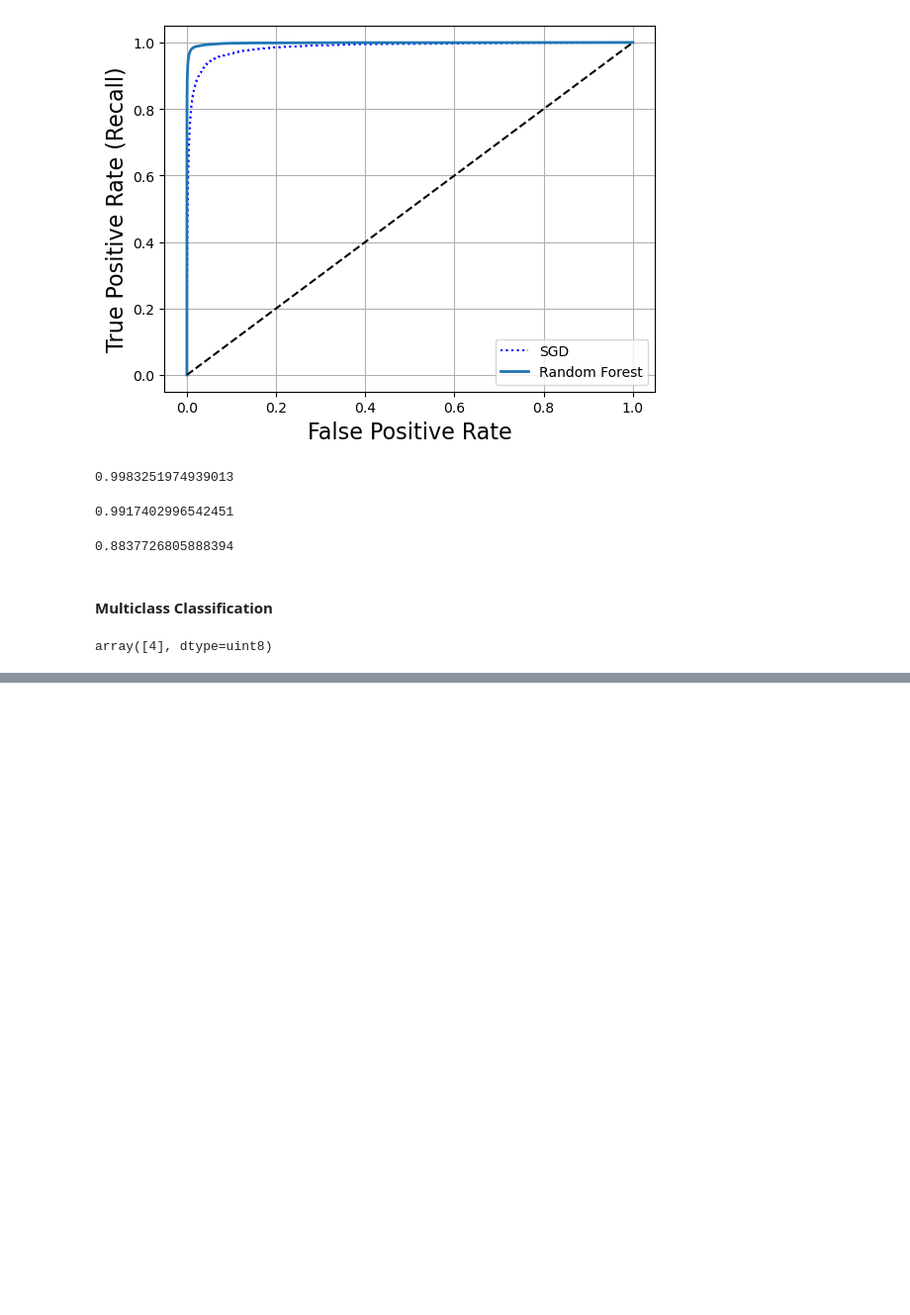
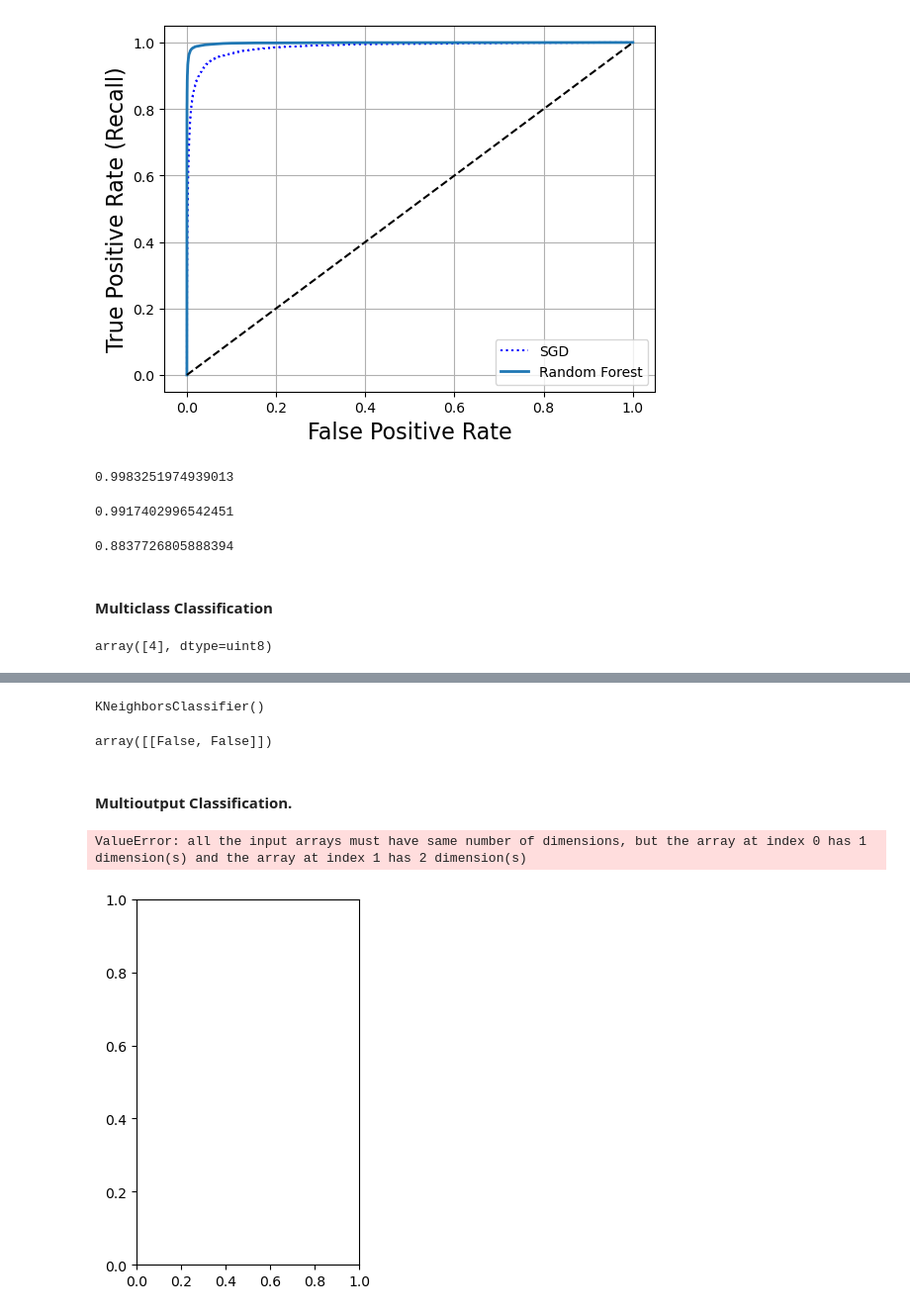
Before and after one commit to Njaramba-Riri/HoML, a Jupyter notebook: 02_Classification-MNIST.ipynb, the cells around one changed output, grey strips where cells are left out. Shown at 99% size. Drawn from its saved outputs; the diff is of its cells as text; code cells hidden in the pictures; blank space fills up the shorter version.

```diff
--- a/02_Classification-MNIST.ipynb
+++ b/02_Classification-MNIST.ipynb
@@ -535,0 +516,15 @@ f1_score(y_multilabel,knn_pred, average="macro")
+# %%
+from sklearn.neighbors import KNeighborsClassifier
+
+y_train_large=(y_train>=7)
+y_train_odd=(y_train % 2==1)
+y_multilabel=np.c_[y_train_large, y_train_odd]
+
+knn=KNeighborsClassifier()
+knn.fit(X_train, y_multilabel)
+# %% [output]
+KNeighborsClassifier()
+# %%
+knn.predict([digit])
+# %% [output]
+array([[False, False]])
@@ -535,0 +534,18 @@ f1_score(y_multilabel,knn_pred, average="macro")
+# %% [markdown]
+#### Multioutput Classification.
+# %%
+noise=np.random.randint(0, 100, (len(X_train), 784))
+X_train_mod=X_train+noise
+noise=np.random.randint(0, 100, (len(X_test), 784))
+X_test_mod=X_test+noise
+y_train_mod=X_train
+y_test_mod=X_test
+# %%
+index=1
+plt.subplot(121); plot_digits(X_test_mod[index])
+plt.subplot(122); plot_digits(y_test_mod[index])
+save_fig("Noisy Digit")
+plt.show()
+# %% [output]
+ValueError: all the input arrays must have same number of dimensions, but the array at index 0 has 1 dimension(s) and the array at index 1 has 2 dimension(s)
+[figure, added]
```
Also changed, not shown: parts of 56 cells of this notebook.
